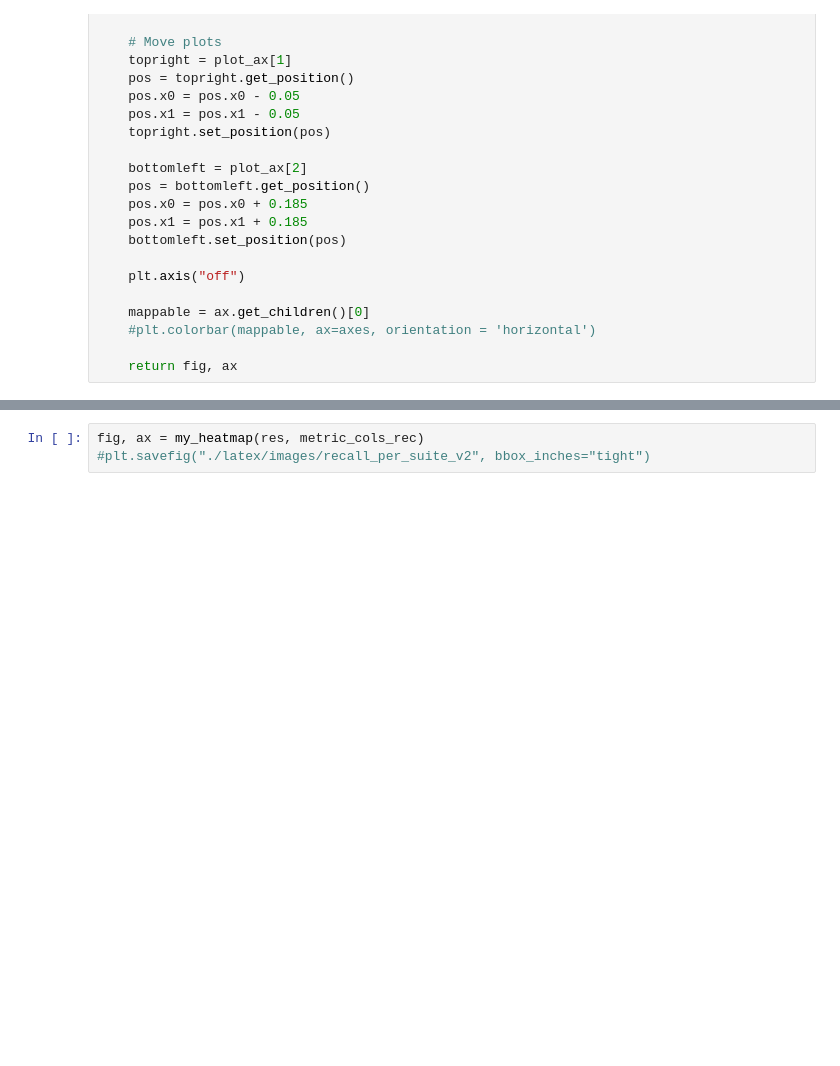
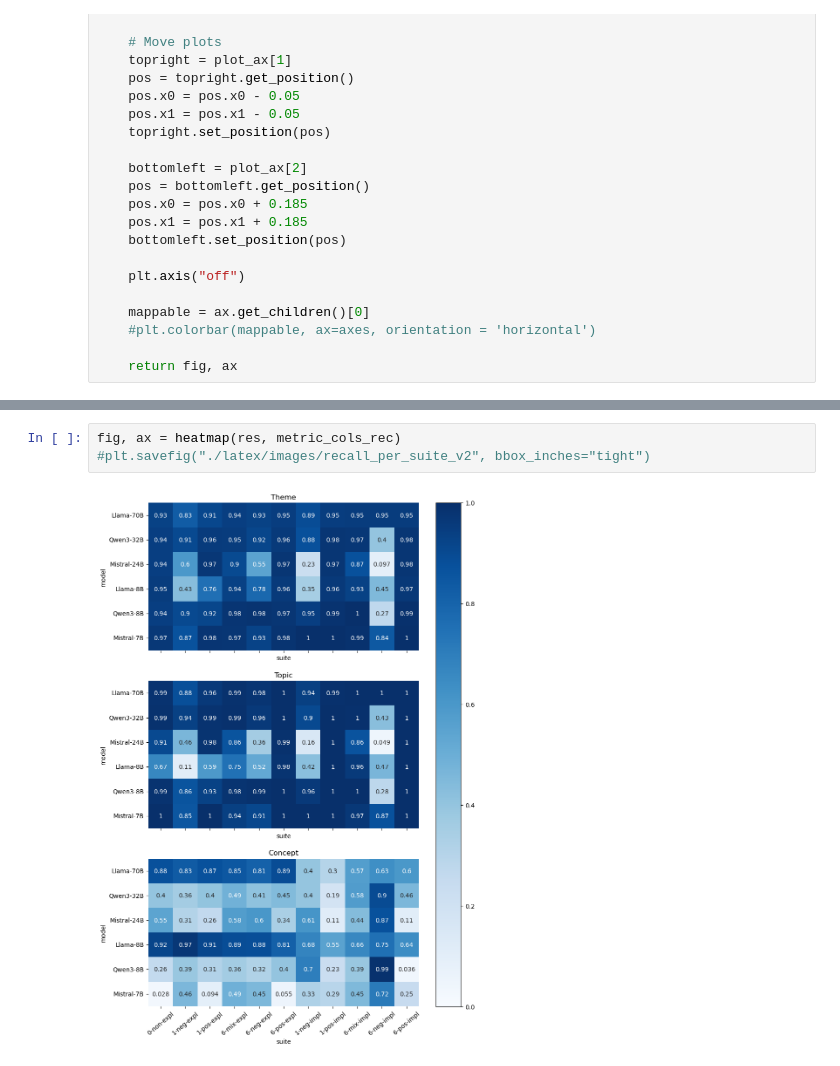
Before and after one commit to AleksiKaa/mscthesis, a Jupyter notebook: src/notebooks/results/create_heatmaps.ipynb, the cells around one changed output, grey strips where cells are left out. Cells and saved outputs as stored; diff of their text form; blank space fills up the shorter version.

```diff
--- a/src/notebooks/results/create_heatmaps.ipynb
+++ b/src/notebooks/results/create_heatmaps.ipynb
@@ -164,3 +170,5 @@ fig, ax = my_heatmap(res, metric_cols_prec)
 # %%
-fig, ax = my_heatmap(res, metric_cols_rec)
+fig, ax = heatmap(res, metric_cols_rec)
 #plt.savefig("./latex/images/recall_per_suite_v2", bbox_inches="tight")
+# %% [output]
+[figure, added]
```
Also changed, not shown: parts of 3 cells of this notebook, 3 other files.
